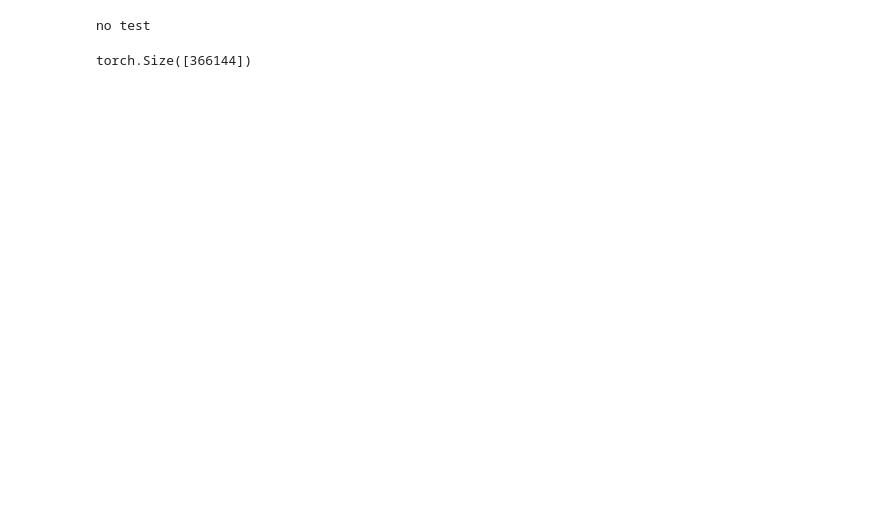
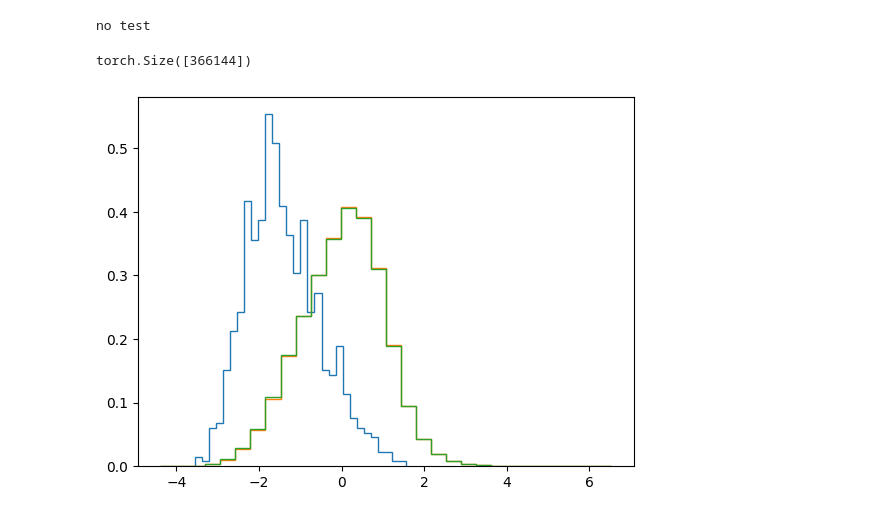
Before and after one commit to rd804/R-ANODE, a Jupyter notebook: notebooks/test_outer_model.ipynb, the cells around one changed output. Cells and saved outputs as stored; diff of their text form; code cells hidden in the pictures; blank space fills up the shorter version.

```diff
--- a/notebooks/test_outer_model.ipynb
+++ b/notebooks/test_outer_model.ipynb
@@ -211,3 +214,13 @@ torch.sum(
 )
 # %% [output]
 torch.Size([366144])
+# %%
+index = 4
+data = np.load('data/lhc_co/x_train.npy')
+plt.hist(data[:,index][data[:,-1]==1], bins=30, histtype='step', density=True)
+plt.hist(data[:,index][data[:,-1]==0], bins=30, histtype='step', density=True)
+plt.hist(data[:,index], bins=30, histtype='step', density=True)
+
+plt.show()
+# %% [output]
+[figure, added]
```
Also changed, not shown: parts of 5 cells of this notebook, 4 other files.
